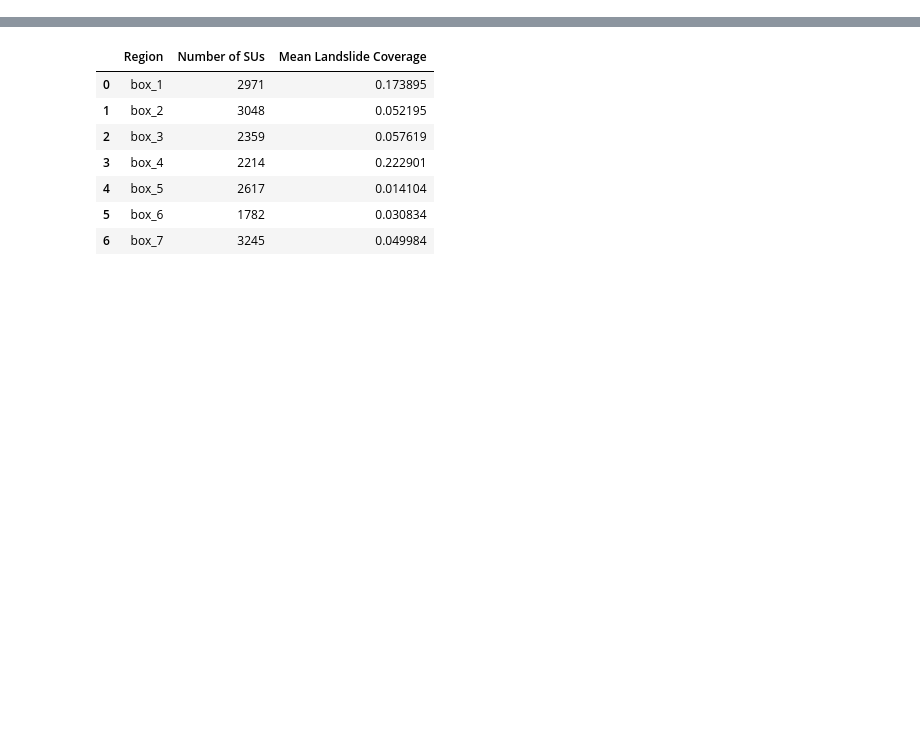
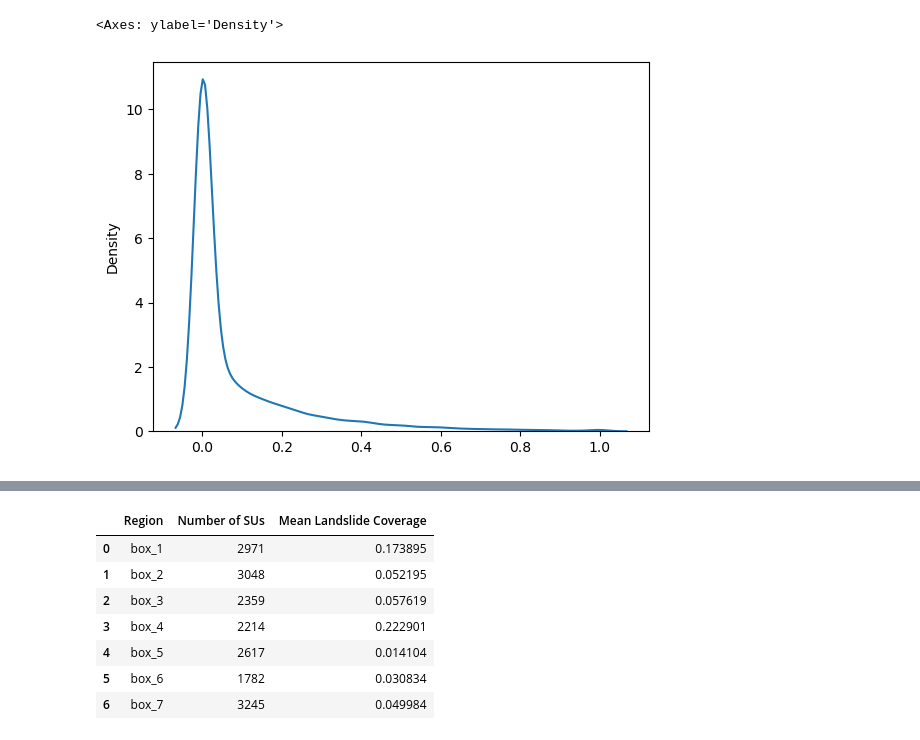
Before and after one commit to ArushRam/SlopeUnitDataPipeline, a Jupyter notebook: exp.ipynb, the cells around one changed output, grey strips where cells are left out. Cells and saved outputs as stored; diff of their text form; code cells hidden in the pictures; blank space fills up the shorter version.

```diff
--- a/exp.ipynb
+++ b/exp.ipynb
@@ -70,8 +6,0 @@ def process_region_slopeunits(raw_dir, region_id, min_count, out_dir):
-# %%
-import pickle
-import rasterio
-import numpy as np
-import pandas as pd
-
-with open('../wenchuan/processed_data/box_1.pkl', 'rb') as f:
-    data = pickle.load(f)
@@ -81,0 +7,8 @@ len(data['kept_su_ids'])
+# %%
+data = {}
+for i in range(1, 8):
+    with open(f'/Users/arushramteke/Desktop/Wenchuan/boxes/output/box_{i}.pkl', 'rb') as f:
+        data[f'box_{i}'] = pickle.load(f)
+    # data[f'box_{i}']['X']['lithology'] = data[f'box_{i}']['X']['lithology'].astype(int)
+    # with open(f'/Users/arushramteke/Desktop/Wenchuan/boxes/output/box_{i}.pkl', 'wb') as f:
+    #     pickle.dump(data, f)
@@ -81,0 +30,3 @@ len(data['kept_su_ids'])
+# %%
+data['box_1']['X']['lithology'] = data['box_1']['X']['lithology'].astype(int)
+pd.get_dummies(data['box_1']['X'], columns=['lithology'], drop_first=False)
@@ -81,0 +50,8 @@ len(data['kept_su_ids'])
+# %%
+y = np.concatenate([data[f'box_{i}']['y'] for i in range(1, 8)])
+# %%
+import seaborn as sns
+sns.kdeplot(y)
+# %% [output]
+<Axes: ylabel='Density'>
+[figure, added]
```
Also changed, not shown: parts of 9 cells of this notebook, 10 other files.
